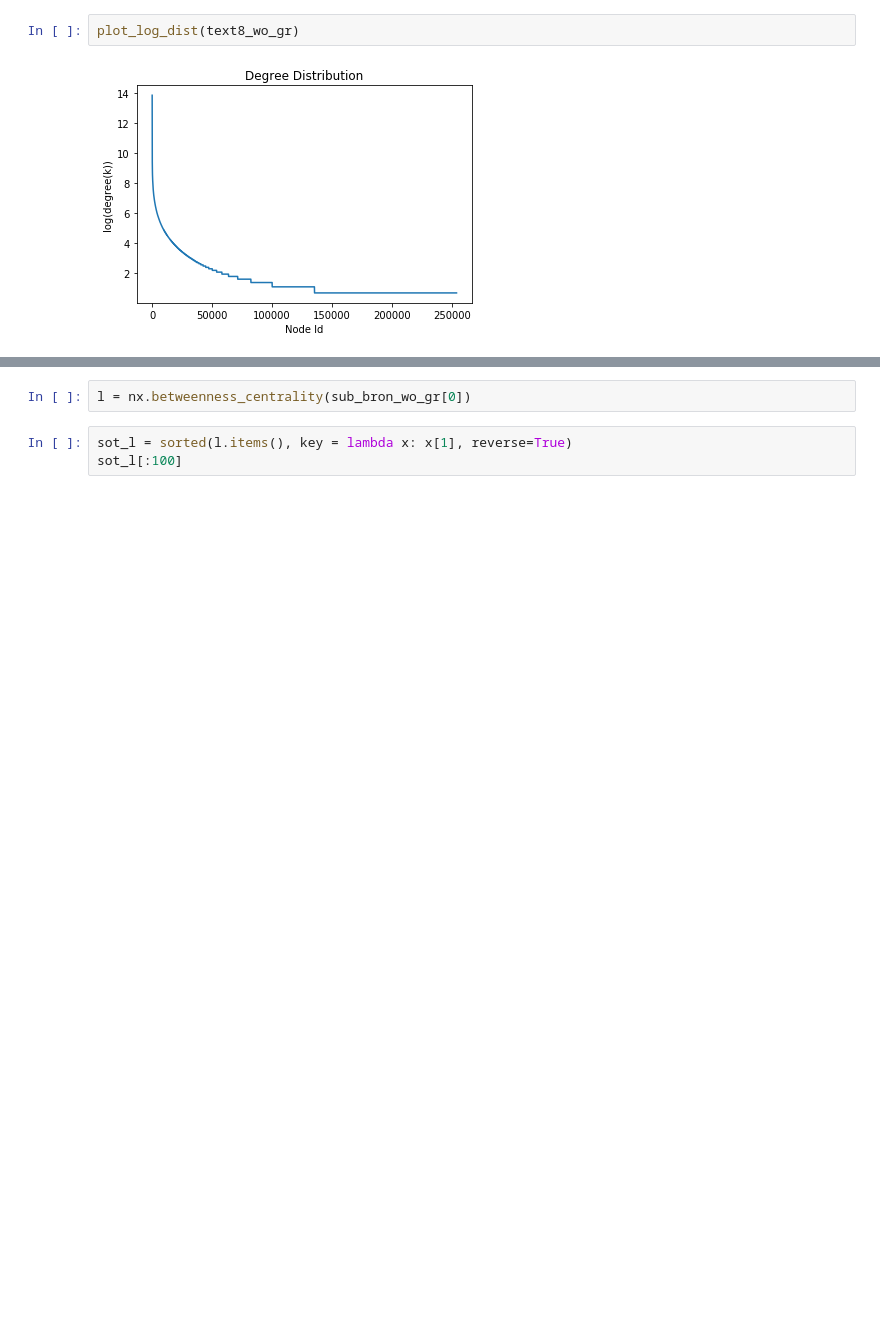
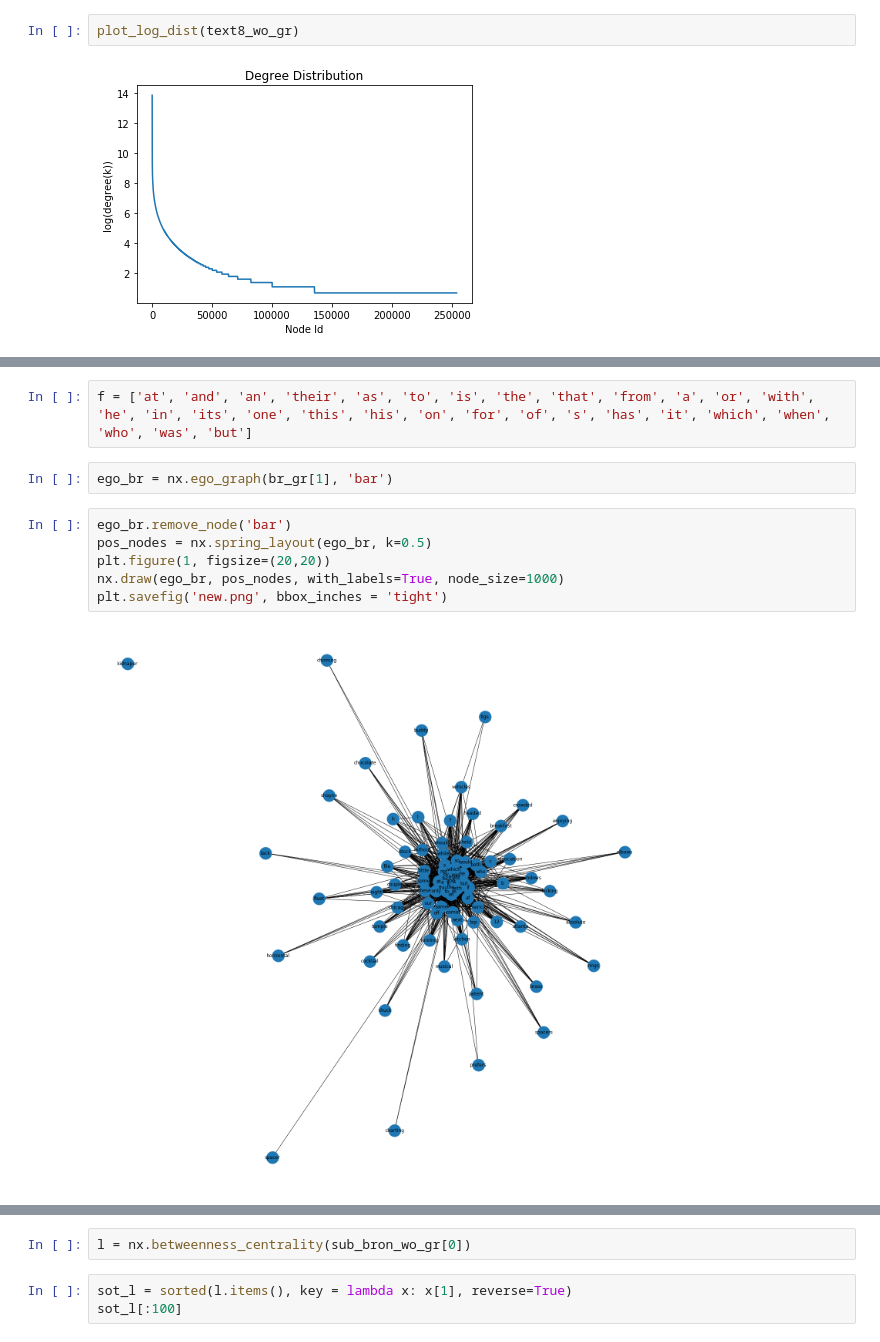
Before and after one commit to semensorokin/Skip_gram_NS_with_NetworkX, a Jupyter notebook: Word2Vec_FastText_NetworkX_Comparison.ipynb, the cells around one changed output, grey strips where cells are left out. Drawn from its saved outputs; the diff is of its cells as text; blank space fills up the shorter version.

```diff
--- a/Word2Vec_FastText_NetworkX_Comparison.ipynb
+++ b/Word2Vec_FastText_NetworkX_Comparison.ipynb
@@ -212,0 +246,12 @@ print('{0:0.3f} % of words in two graphs have the highest node degree'.format((l
+# %%
+f = ['at', 'and', 'an', 'their', 'as', 'to', 'is', 'the', 'that', 'from', 'a', 'or', 'with', 'he', 'in', 'its', 'one', 'this', 'his', 'on', 'for', 'of', 's', 'has', 'it', 'which', 'when', 'who', 'was', 'but']
+# %%
+ego_br = nx.ego_graph(br_gr[1], 'bar')
+# %%
+ego_br.remove_node('bar')
+pos_nodes = nx.spring_layout(ego_br, k=0.5)
+plt.figure(1, figsize=(20,20))
+nx.draw(ego_br, pos_nodes, with_labels=True, node_size=1000)
+plt.savefig('new.png', bbox_inches = 'tight')
+# %% [output]
+[figure, added]
```
Also changed, not shown: parts of 17 cells of this notebook.
